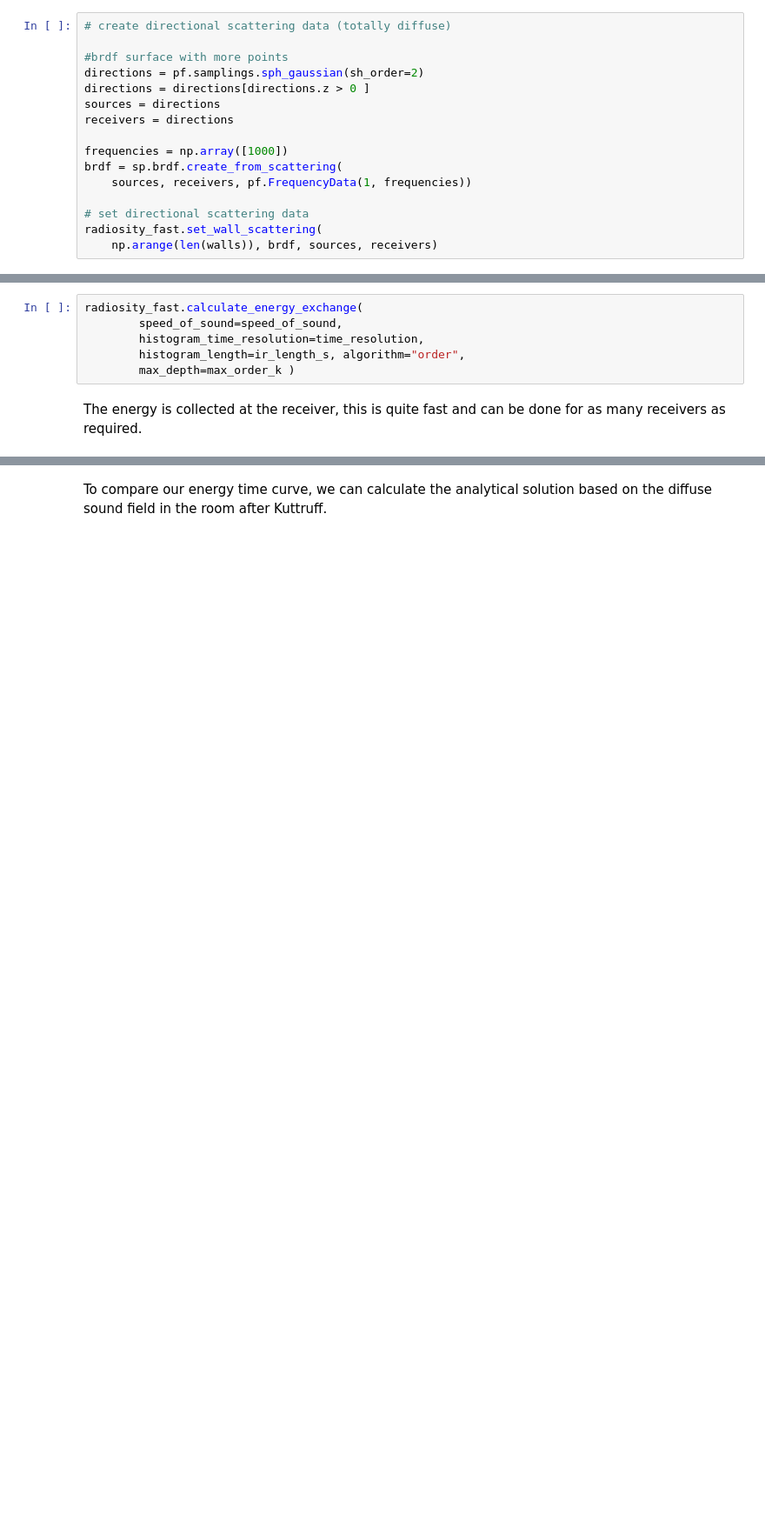
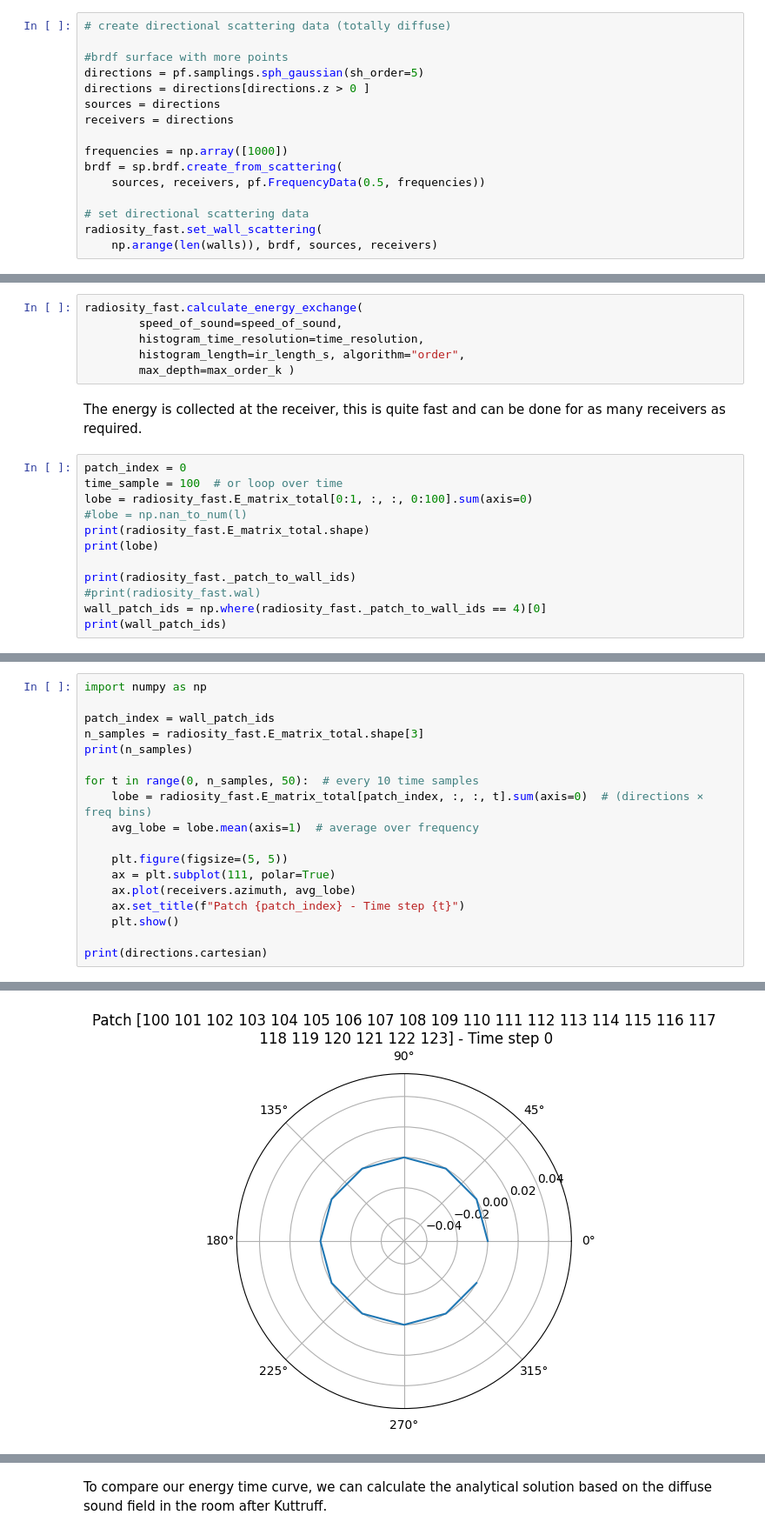
Before and after one commit to irdiarrur/sparrowpy, a Jupyter notebook: examples/fast_radiosity.ipynb, the cells around one changed output, grey strips where cells are left out. Shown at 87% size. Cells and saved outputs as stored; diff of their text form; blank space fills up the shorter version.

```diff
--- a/examples/fast_radiosity.ipynb
+++ b/examples/fast_radiosity.ipynb
@@ -42,14 +43,14 @@ Now we define the scattering coefficient to be 1 for each wall:
 # create directional scattering data (totally diffuse)
 
 #brdf surface with more points
-directions = pf.samplings.sph_gaussian(sh_order=2)
+directions = pf.samplings.sph_gaussian(sh_order=5)
 directions = directions[directions.z > 0 ]
 sources = directions
 receivers = directions
 
 frequencies = np.array([1000])
 brdf = sp.brdf.create_from_scattering(
-    sources, receivers, pf.FrequencyData(1, frequencies))
+    sources, receivers, pf.FrequencyData(0.5, frequencies))
 
 # set directional scattering data
 radiosity_fast.set_wall_scattering(
@@ -89,3 +92,15 @@ radiosity_fast.calculate_energy_exchange(
         max_depth=max_order_k )
 # %% [markdown]
 The energy is collected at the receiver, this is quite fast and can be done for as many receivers as required.
+# %%
+patch_index = 0
+time_sample = 100  # or loop over time
+lobe = radiosity_fast.E_matrix_total[0:1, :, :, 0:100].sum(axis=0)
+#lobe = np.nan_to_num(l)
+print(radiosity_fast.E_matrix_total.shape)
+print(lobe)
+
+print(radiosity_fast._patch_to_wall_ids)
+#print(radiosity_fast.wal)
+wall_patch_ids = np.where(radiosity_fast._patch_to_wall_ids == 4)[0]
+print(wall_patch_ids)
@@ -91,0 +125,19 @@ The energy is collected at the receiver, this is quite fast and can be done for
+# %%
+import numpy as np
+
+patch_index = wall_patch_ids
+n_samples = radiosity_fast.E_matrix_total.shape[3]
+print(n_samples)
+
+for t in range(0, n_samples, 50):  # every 10 time samples
+    lobe = radiosity_fast.E_matrix_total[patch_index, :, :, t].sum(axis=0)  # (directions × freq bins)
+    avg_lobe = lobe.mean(axis=1)  # average over frequency
+
+    plt.figure(figsize=(5, 5))
+    ax = plt.subplot(111, polar=True)
+    ax.plot(receivers.azimuth, avg_lobe)
+    ax.set_title(f"Patch {patch_index} - Time step {t}")
+    plt.show()
+
+print(directions.cartesian)
+# %% [output]
@@ -91,0 +145 @@ The energy is collected at the receiver, this is quite fast and can be done for
+[figure, added]
```
Also changed, not shown: parts of 13 cells of this notebook, 3 other files.
